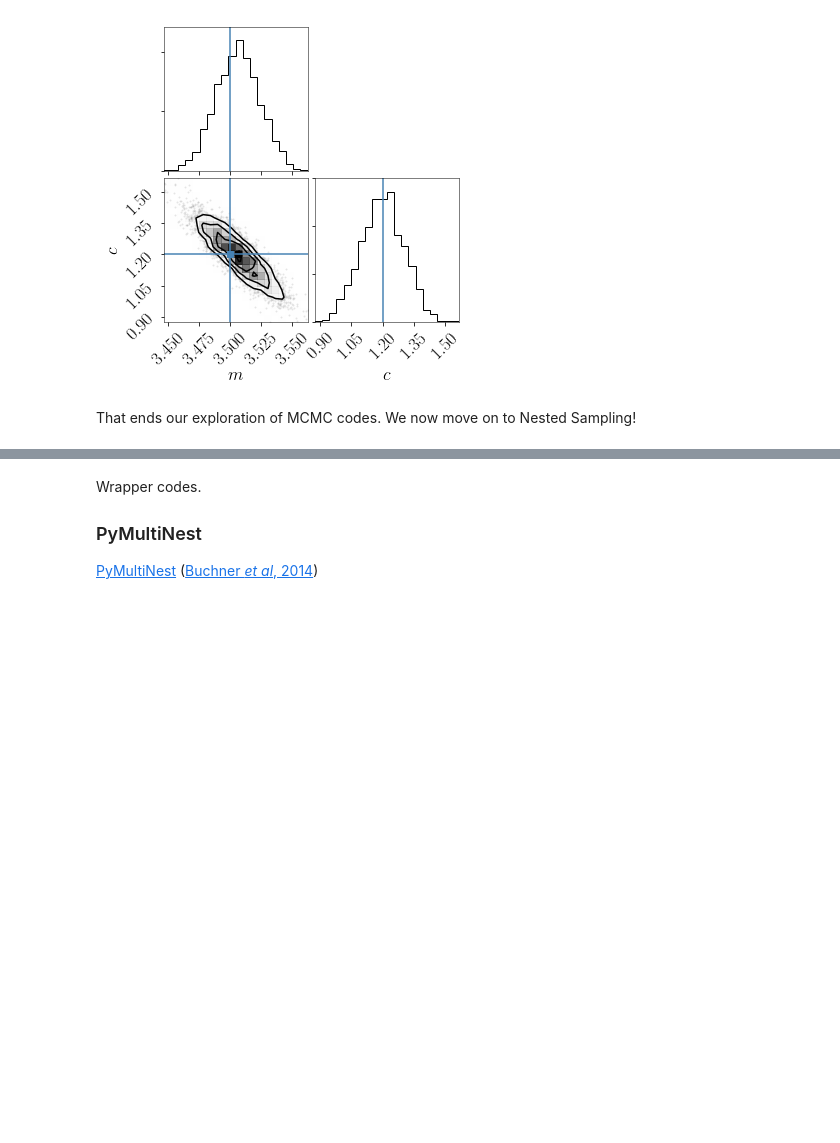
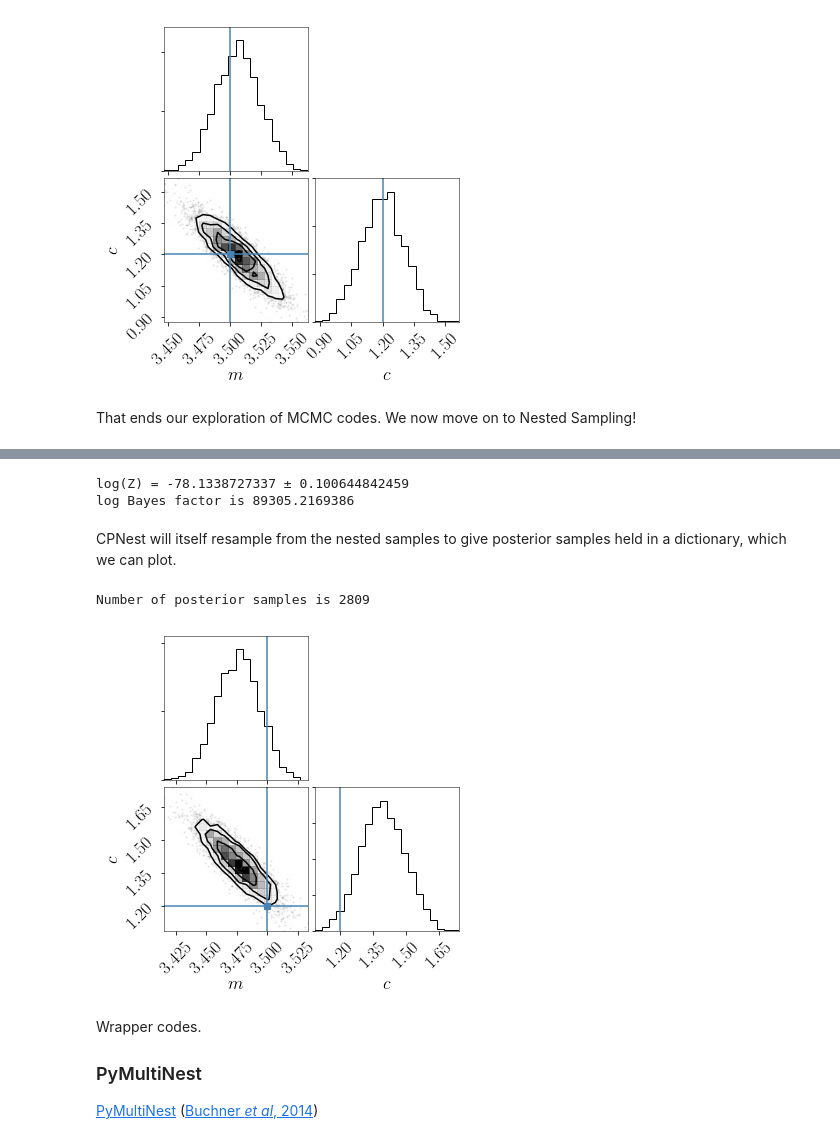
Before and after one commit to mattpitkin/random_scripts, a Jupyter notebook: Samplers.ipynb, the cells around one changed output, grey strips where cells are left out. Drawn from its saved outputs; the diff is of its cells as text; code cells hidden in the pictures; blank space fills up the shorter version.

```diff
--- a/Samplers.ipynb
+++ b/Samplers.ipynb
@@ -613,0 +855,19 @@ As with MCMC, there are various codes available to perform the nested sampling a
+# %%
+# import cpnest
+import cpnest
+
+nlive = 1024      # number of live point
+maxmcmc = 1024    # maximum MCMC chain length
+nthreads = 1      # use one CPU core
+
+# set up the algorithm
+work = cpnest.CPNest(StraightLineModel(data, x, straight_line, sigma=sigma), verbose=0,
+                     Nthreads=nthreads, Nlive=nlive, maxmcmc=maxmcmc)
+# run the algorithm
+t0 = time()
+work.run()
+t1 = time()
+
+timecpnest = (t1-t0)
+
+print("Time taken to run 'CPNest' is {} seconds".format(timecpnest))
@@ -614,3 +896,32 @@ As with MCMC, there are various codes available to perform the nested sampling a
+# %%
+logZcpnest = work.NS.logZ                     # value of log Z
+infogaincpnest = work.NS.state.info           # value of the information gain
+logZerrcpnest = np.sqrt(infogaincpnest/nlive) # estimate of the statistcal uncertainty on logZ
+
+# get the null log likelihood (evidence that the data is Gaussian noise with zero mean, and given standard devaition)
+logZnull = work.user.log_likelihood({'m': 0., 'c': 0.})
+
+print(u'log(Z) = {} \u00B1 {}'.format(logZcpnest, logZerrcpnest))
+
+# output the log Bayes factor
+print('log Bayes factor is {}'.format(logZcpnest - logZnull))
+# %% [output]
+log(Z) = -78.1338727337 ± 0.100644842459
+log Bayes factor is 89305.2169386
+# %% [markdown]
+CPNest will itself resample from the nested samples to give posterior samples held in a dictionary, which we can plot.
+# %%
+mchain_cpnest = work.posterior_samples['m'] # extract chain of m values
+cchain_cpnest = work.posterior_samples['c'] # extract chain if c values
+
+# print out the number of posterior samples
+print('Number of posterior samples is {}'.format(len(mchain_cpnest)))
+
+# plot using corner.py
+fig = corner.corner(np.array([mchain_cpnest, cchain_cpnest]).T, labels=["$m$", "$c$"], truths=[m, c])
+# %% [output]
+Number of posterior samples is 2809
+[figure, added]
 # %% [markdown]
 Wrapper codes.
 
```
Also changed, not shown: parts of 27 cells of this notebook.
